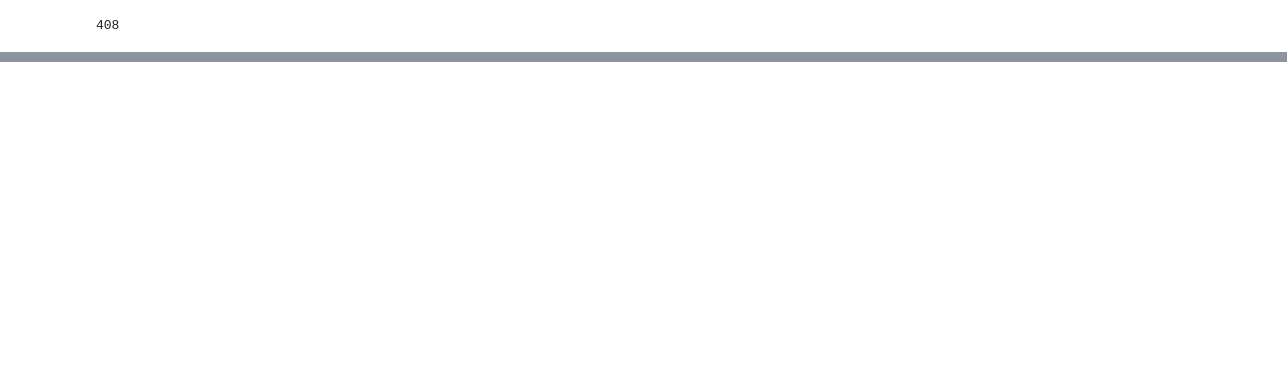
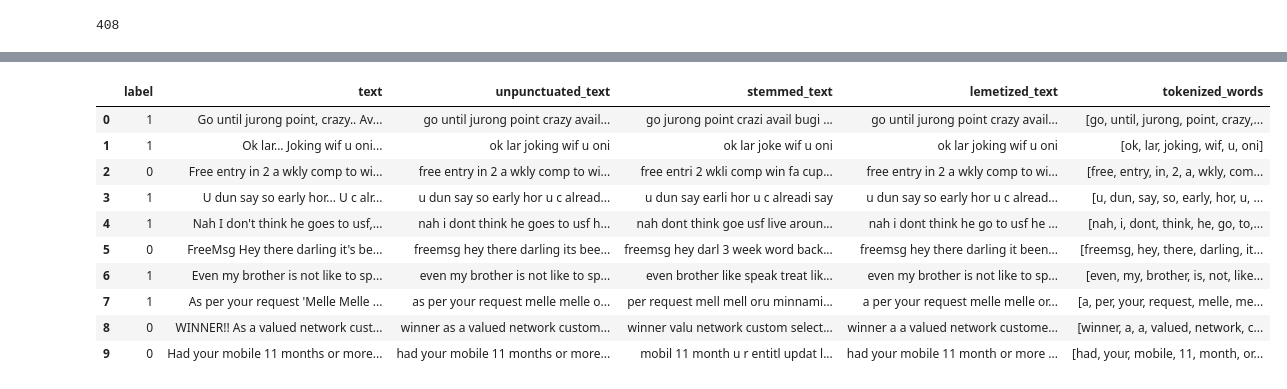
Before and after one commit to Ahmed-Naserelden/Text-Analysis, a Jupyter notebook: Untitled.ipynb, the cells around one changed output, grey strips where cells are left out. Saved outputs shown, nothing was run; the diff lists cells and outputs as text; code cells hidden in the pictures; blank space fills up the shorter version.

```diff
--- a/Untitled.ipynb
+++ b/Untitled.ipynb
@@ -78,4 +137,4 @@ def stemming(content):
     stemmed_content = ' '.join(stemmed_content)
     return stemmed_content
 # %%
-data_frame['v2'] = data_frame['v2'].apply(stemming)
+data_frame['stemmed_text'] = data_frame['unpunctuated_text'].apply(stemming)
@@ -113,0 +150,10 @@ X_train, X_test, Y_train, Y_test = train_test_split(X, Y, test_size = 0.2, strat
+# %%
+# lemetization function
+def lemetize(content):
+    lemetized_content = content.split()
+    lemetized_content = [lemmatizer.lemmatize(word) for word in lemetized_content]
+    lemetized_content = ' '.join(lemetized_content)
+    return lemetized_content
+# %%
+# excute lemtization function on data
+data_frame['lemetized_text'] = data_frame['unpunctuated_text'].apply(lemetize)
@@ -113,0 +169,17 @@ X_train, X_test, Y_train, Y_test = train_test_split(X, Y, test_size = 0.2, strat
+# %%
+# applay tokenization function
+data_frame['tokenized_words'] = data_frame['lemetized_text'].apply(word_tokenize)
+# %%
+data_frame.head(10)
+# %% [output]
+|  | label | text | unpunctuated_text | stemmed_text | lemetized_text | tokenized_words |
+| 0 | 1 | Go until jurong point, crazy.. Av... | go until jurong point crazy avail... | go jurong point crazi avail bugi ... | go until jurong point crazy avail... | [go, until, jurong, point, crazy,... |
+| 1 | 1 | Ok lar... Joking wif u oni... | ok lar joking wif u oni | ok lar joke wif u oni | ok lar joking wif u oni | [ok, lar, joking, wif, u, oni] |
+| 2 | 0 | Free entry in 2 a wkly comp to wi... | free entry in 2 a wkly comp to wi... | free entri 2 wkli comp win fa cup... | free entry in 2 a wkly comp to wi... | [free, entry, in, 2, a, wkly, com... |
+| 3 | 1 | U dun say so early hor... U c alr... | u dun say so early hor u c alread... | u dun say earli hor u c alreadi say | u dun say so early hor u c alread... | [u, dun, say, so, early, hor, u, ... |
+| 4 | 1 | Nah I don't think he goes to usf,... | nah i dont think he goes to usf h... | nah dont think goe usf live aroun... | nah i dont think he go to usf he ... | [nah, i, dont, think, he, go, to,... |
+| 5 | 0 | FreeMsg Hey there darling it's be... | freemsg hey there darling its bee... | freemsg hey darl 3 week word back... | freemsg hey there darling it been... | [freemsg, hey, there, darling, it... |
+| 6 | 1 | Even my brother is not like to sp... | even my brother is not like to sp... | even brother like speak treat lik... | even my brother is not like to sp... | [even, my, brother, is, not, like... |
+| 7 | 1 | As per your request 'Melle Melle ... | as per your request melle melle o... | per request mell mell oru minnami... | a per your request melle melle or... | [a, per, your, request, melle, me... |
+| 8 | 0 | WINNER!! As a valued network cust... | winner as a valued network custom... | winner valu network custom select... | winner a a valued network custome... | [winner, a, a, valued, network, c... |
+| 9 | 0 | Had your mobile 11 months or more... | had your mobile 11 months or more... | mobil 11 month u r entitl updat l... | had your mobile 11 month or more ... | [had, your, mobile, 11, month, or... |
```
Also changed, not shown: parts of 42 cells of this notebook, 1 other file.
